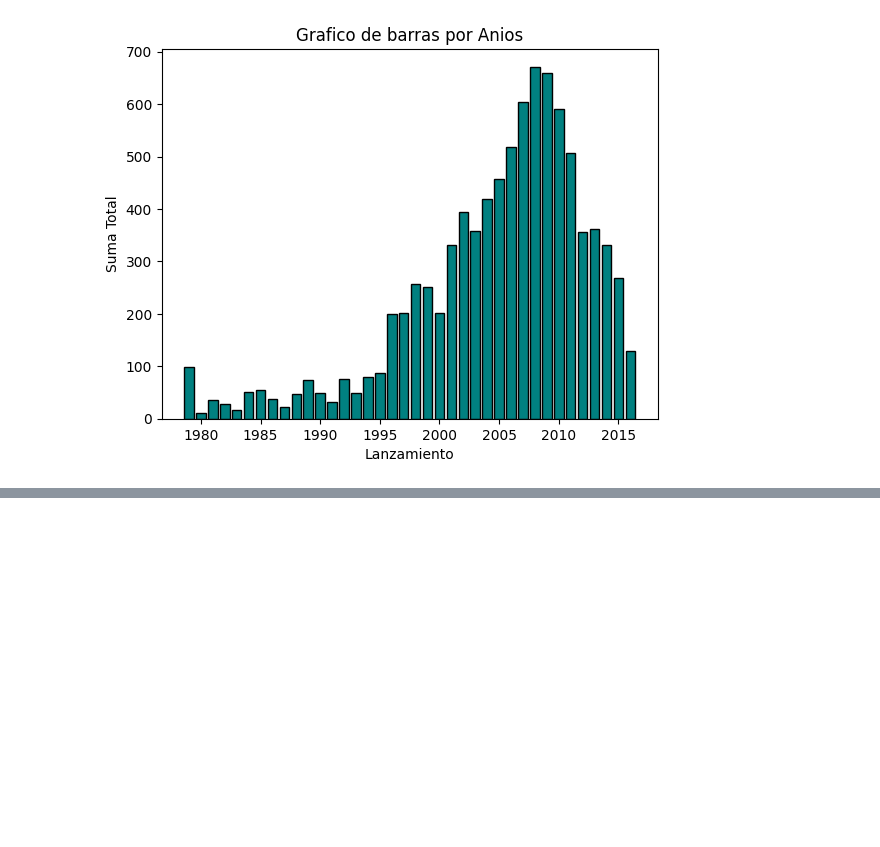
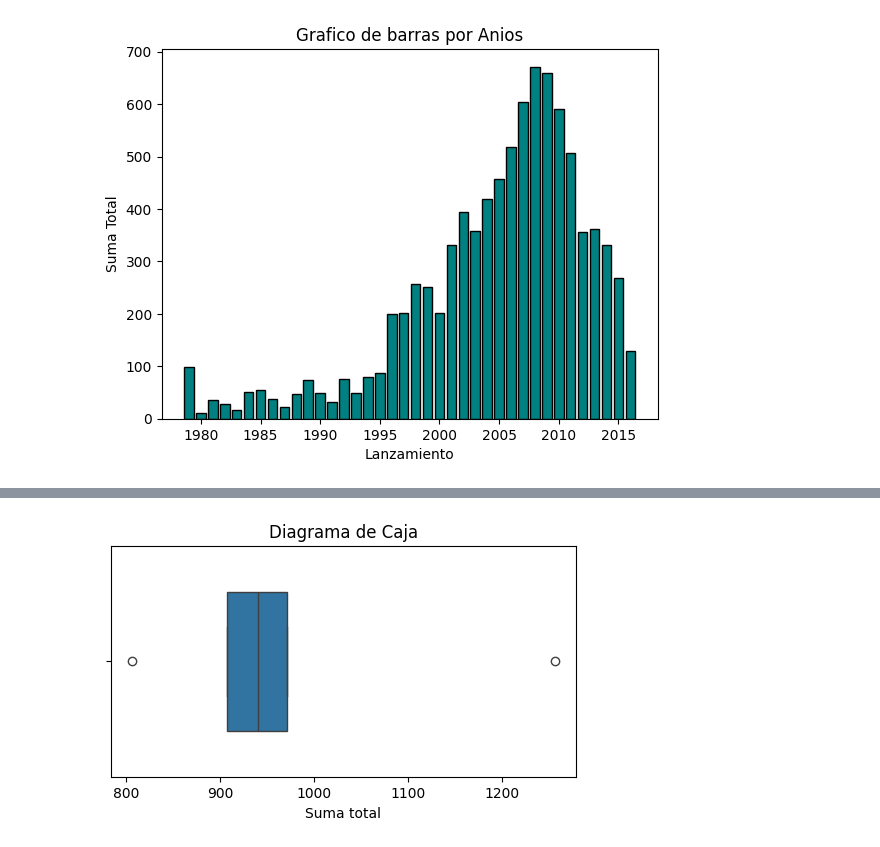
Before and after one commit to DanielaHdzS/Proyecto6, a Jupyter notebook: proyecto6.ipynb, the cells around one changed output, grey strips where cells are left out. Cells and saved outputs as stored; diff of their text form; code cells hidden in the pictures; blank space fills up the shorter version.

```diff
--- a/proyecto6.ipynb
+++ b/proyecto6.ipynb
@@ -212 +205,9 @@ plt.show()
+# %%
+plt.figure(figsize=(6,3))
+sns.boxplot(x=games_platform_5['sum_total'],width=0.6)
+plt.xlabel('Suma total')
+plt.title('Diagrama de Caja')
+plt.show()
+# %% [output]
+[figure, added]
 # %%
```
Also changed, not shown: parts of 30 cells of this notebook, 1 other file.
